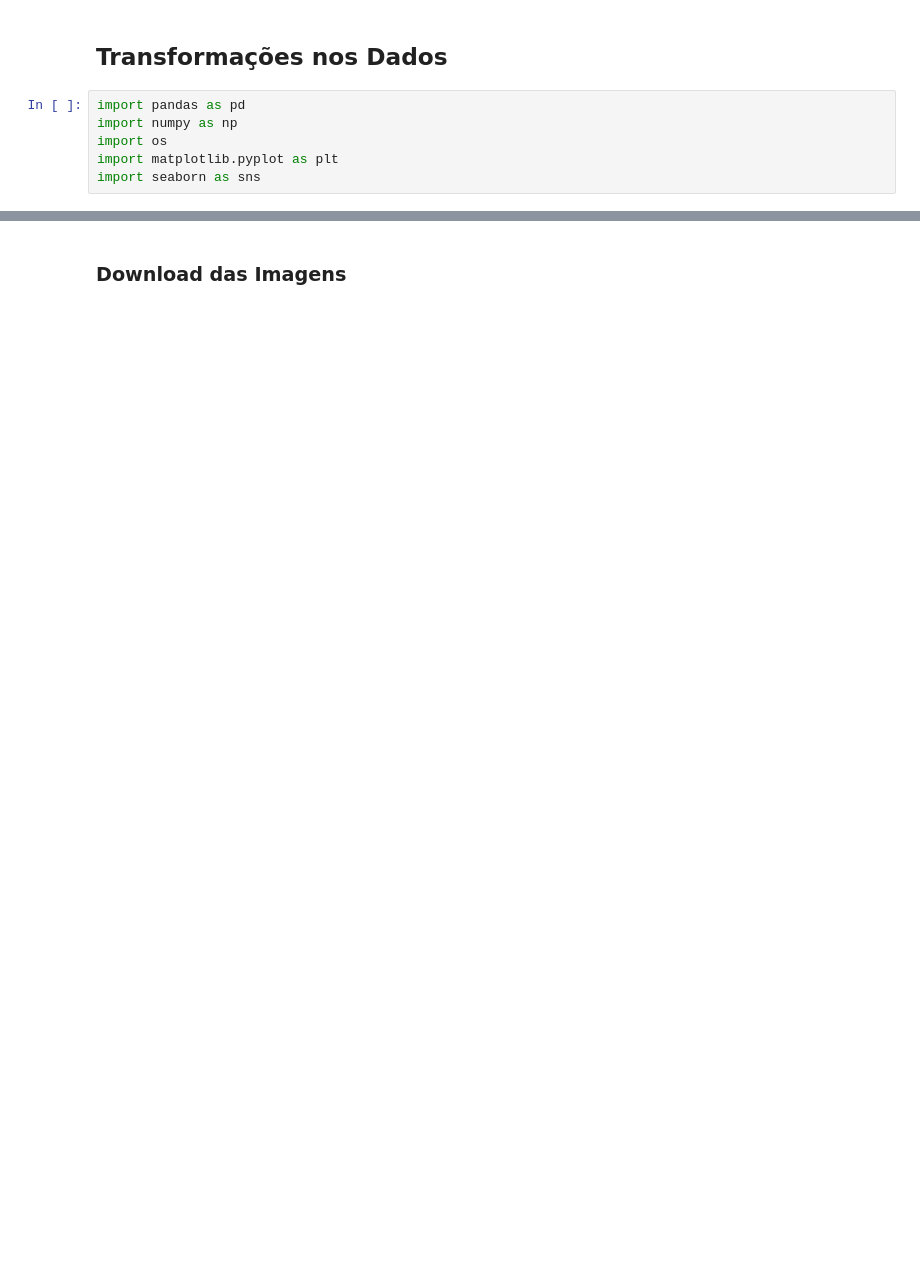
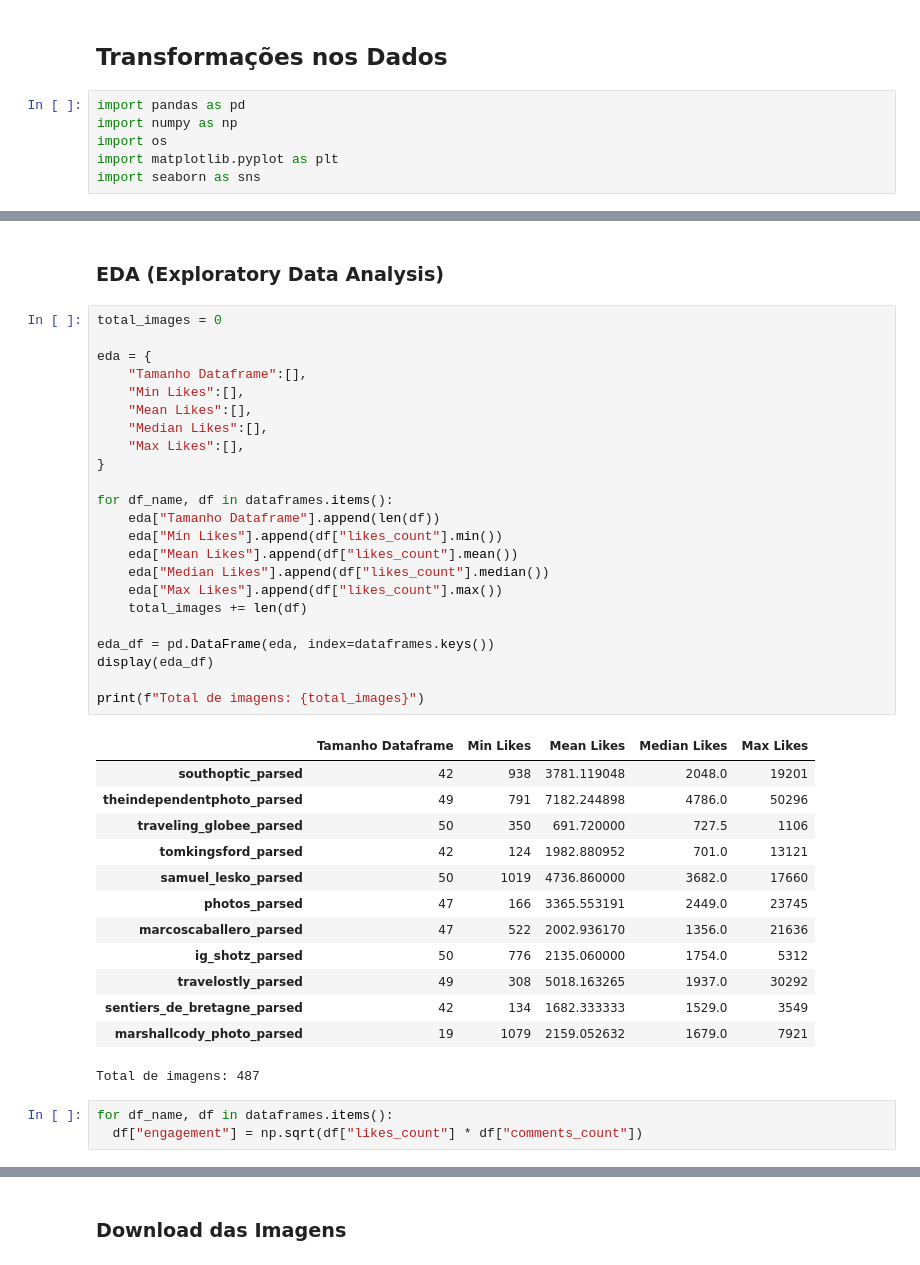
Before and after one commit to FelipeSilvieri/projeto-image-classification, a Jupyter notebook: Projeto_Semestral_Dados_Image_Classification.ipynb, the cells around one changed output, grey strips where cells are left out. Drawn from its saved outputs; the diff is of its cells as text; blank space fills up the shorter version.

```diff
--- a/Projeto_Semestral_Dados_Image_Classification.ipynb
+++ b/Projeto_Semestral_Dados_Image_Classification.ipynb
@@ -166,0 +166,42 @@ ig_shotz.head()
+# %% [markdown]
+### EDA (Exploratory Data Analysis)
+# %%
+total_images = 0
+
+eda = {
+    "Tamanho Dataframe":[],
+    "Min Likes":[],
+    "Mean Likes":[],
+    "Median Likes":[],
+    "Max Likes":[],
+}
+
+for df_name, df in dataframes.items():
+    eda["Tamanho Dataframe"].append(len(df))
+    eda["Min Likes"].append(df["likes_count"].min())
+    eda["Mean Likes"].append(df["likes_count"].mean())
+    eda["Median Likes"].append(df["likes_count"].median())
+    eda["Max Likes"].append(df["likes_count"].max())
+    total_images += len(df)
+
+eda_df = pd.DataFrame(eda, index=dataframes.keys())
+display(eda_df)
+
+print(f"Total de imagens: {total_images}")
+# %% [output]
+|  | Tamanho Dataframe | Min Likes | Mean Likes | Median Likes | Max Likes |
+| southoptic_parsed | 42 | 938 | 3781.119048 | 2048.0 | 19201 |
+| theindependentphoto_parsed | 49 | 791 | 7182.244898 | 4786.0 | 50296 |
+| traveling_globee_parsed | 50 | 350 | 691.720000 | 727.5 | 1106 |
+| tomkingsford_parsed | 42 | 124 | 1982.880952 | 701.0 | 13121 |
+| samuel_lesko_parsed | 50 | 1019 | 4736.860000 | 3682.0 | 17660 |
+| photos_parsed | 47 | 166 | 3365.553191 | 2449.0 | 23745 |
+| marcoscaballero_parsed | 47 | 522 | 2002.936170 | 1356.0 | 21636 |
+| ig_shotz_parsed | 50 | 776 | 2135.060000 | 1754.0 | 5312 |
+| travelostly_parsed | 49 | 308 | 5018.163265 | 1937.0 | 30292 |
+| sentiers_de_bretagne_parsed | 42 | 134 | 1682.333333 | 1529.0 | 3549 |
+| marshallcody_photo_parsed | 19 | 1079 | 2159.052632 | 1679.0 | 7921 |
+Total de imagens: 487
+# %%
+for df_name, df in dataframes.items():
+  df["engagement"] = np.sqrt(df["likes_count"] * df["comments_count"])
```
Also changed, not shown: parts of 16 cells of this notebook.
